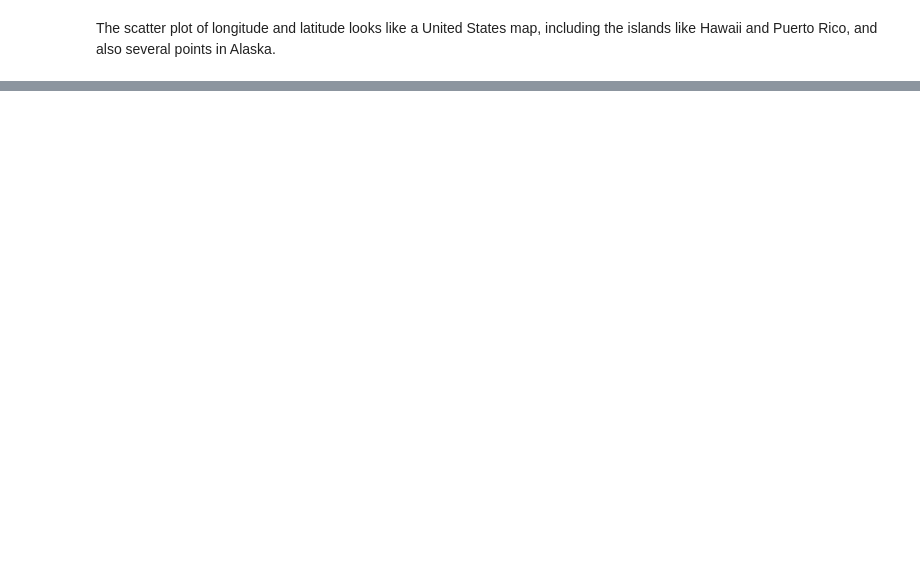
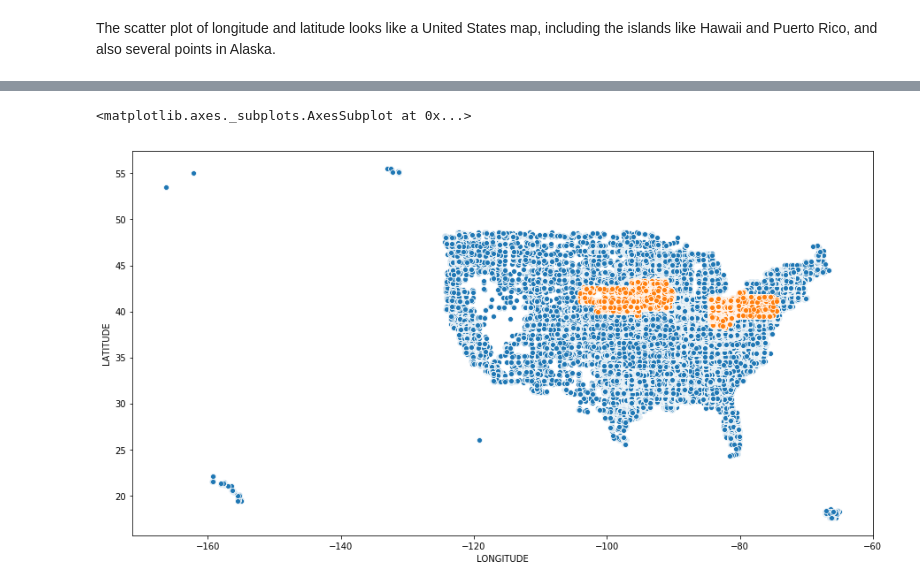
Before and after one commit to VegaLaguna/TFM-Bridge-deterioration, a Jupyter notebook: 01-Analysis_ALL18.ipynb, the cells around one changed output, grey strips where cells are left out. Drawn from its saved outputs; the diff is of its cells as text; code cells hidden in the pictures; blank space fills up the shorter version.

```diff
--- a/01-Analysis_ALL18.ipynb
+++ b/01-Analysis_ALL18.ipynb
@@ -607,0 +617,2 @@ total18_fil.shape
+# %%
+total18_clim = total18_fil[total18_fil['STATE_CODE_001'].isin([31,19,39,42])]
@@ -608 +633,8 @@ total18_fil.shape
+# %%
+plt.figure(figsize=(15,8))
+sns.scatterplot(x='LONGITUDE', y='LATITUDE',data = total18_fil)
+sns.scatterplot(x='LONGITUDE', y='LATITUDE',data = total18_clim)
+# %% [output]
+<matplotlib.axes._subplots.AxesSubplot at 0x...>
+[figure, added]
 # %%
```
Also changed, not shown: parts of 49 cells of this notebook, 4 other files.
